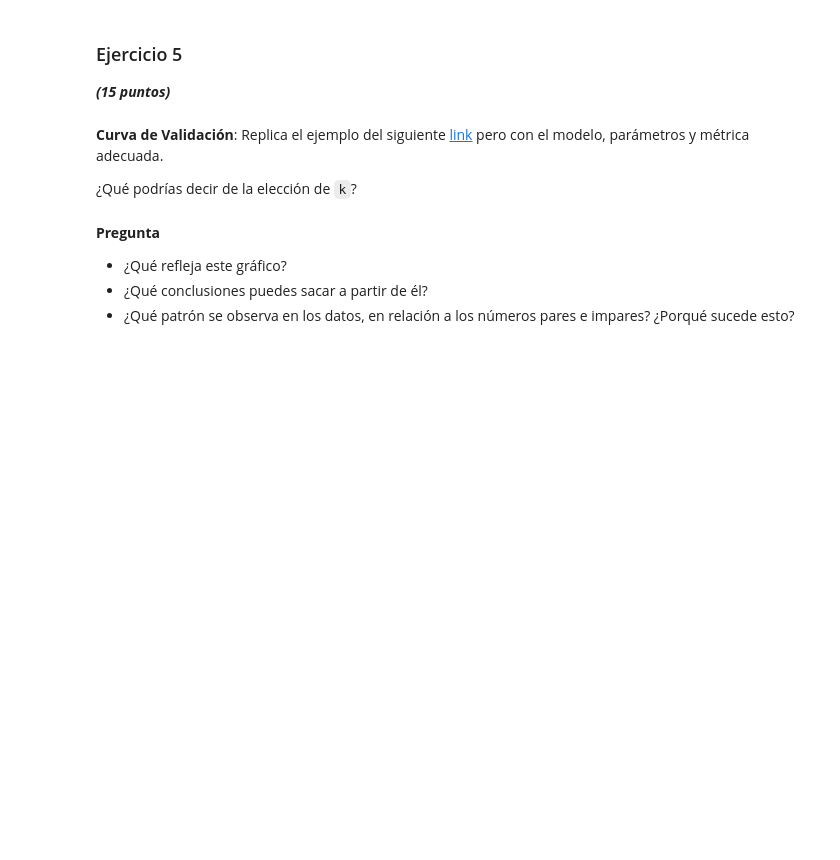
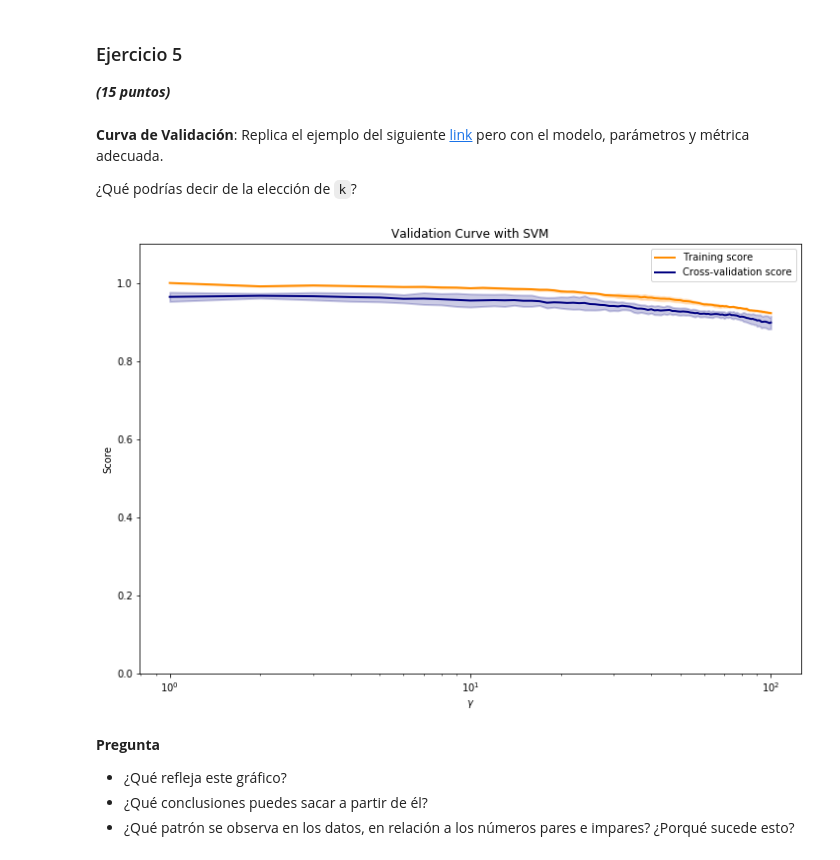
Before and after one commit to Crhlb/mat281_repositorio, a Jupyter notebook: m05_data_science/m05_project01/m05_project01.ipynb, the cells around one changed output. Cells and saved outputs as stored; diff of their text form; code cells hidden in the pictures; blank space fills up the shorter version.

```diff
--- a/m05_data_science/m05_project01/m05_project01.ipynb
+++ b/m05_data_science/m05_project01/m05_project01.ipynb
@@ -274,3 +274,8 @@ y = digits["target"].values
 Entrenar utilizando todos los datos. Además, recuerda que `k` es un hiper-parámetro, por lo tanto prueba con distintos tipos `k` y obten el `score` desde el modelo.
 # %%
 k_array = np.arange(1, 101)
+# %%
+for k in k_array:
+    neigh = KNeighborsClassifier(n_neighbors=k)
+    neigh.fit(X, y)
+    print('Para k={} el score obtenido es: {}'.format(k, neigh.score(X, y)))
@@ -322,3 +376,32 @@ plt.show();
+# %%
+train_scores, test_scores = validation_curve(
+    KNeighborsClassifier(), X, y, param_name="n_neighbors", param_range=param_range,
+    scoring="accuracy", n_jobs=1)
+train_scores_mean = np.mean(train_scores, axis=1)
+train_scores_std = np.std(train_scores, axis=1)
+test_scores_mean = np.mean(test_scores, axis=1)
+test_scores_std = np.std(test_scores, axis=1)
+
+plt.figure(figsize=(12, 8))
+plt.title("Validation Curve with SVM")
+plt.xlabel(r"$\gamma$")
+plt.ylabel("Score")
+plt.ylim(0.0, 1.1)
+lw = 2
+plt.semilogx(param_range, train_scores_mean, label="Training score",
+             color="darkorange", lw=lw)
+plt.fill_between(param_range, train_scores_mean - train_scores_std,
+                 train_scores_mean + train_scores_std, alpha=0.2,
+                 color="darkorange", lw=lw)
+plt.semilogx(param_range, test_scores_mean, label="Cross-validation score",
+             color="navy", lw=lw)
+plt.fill_between(param_range, test_scores_mean - test_scores_std,
+                 test_scores_mean + test_scores_std, alpha=0.2,
+                 color="navy", lw=lw)
+plt.legend(loc="best")
+plt.show()
+# %% [output]
+[figure, added]
 # %% [markdown]
 **Pregunta**
 
```
Also changed, not shown: parts of 24 cells of this notebook, 1 other file.
